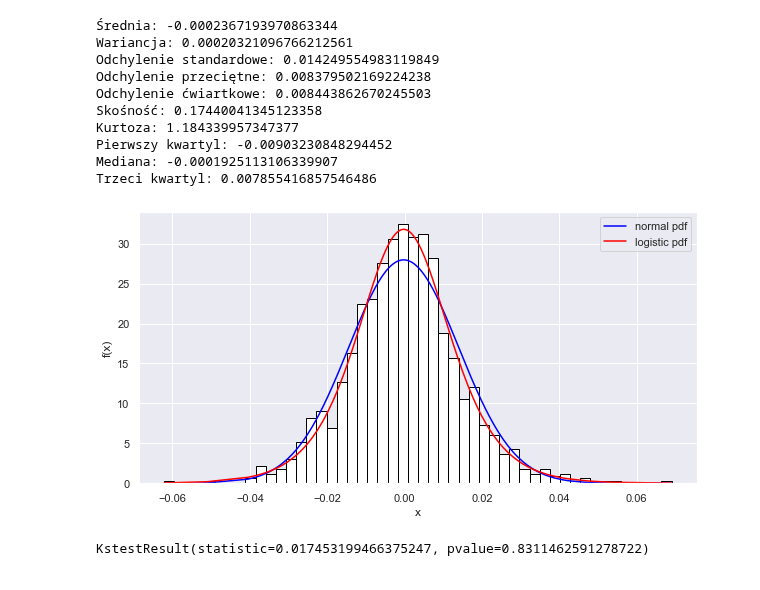
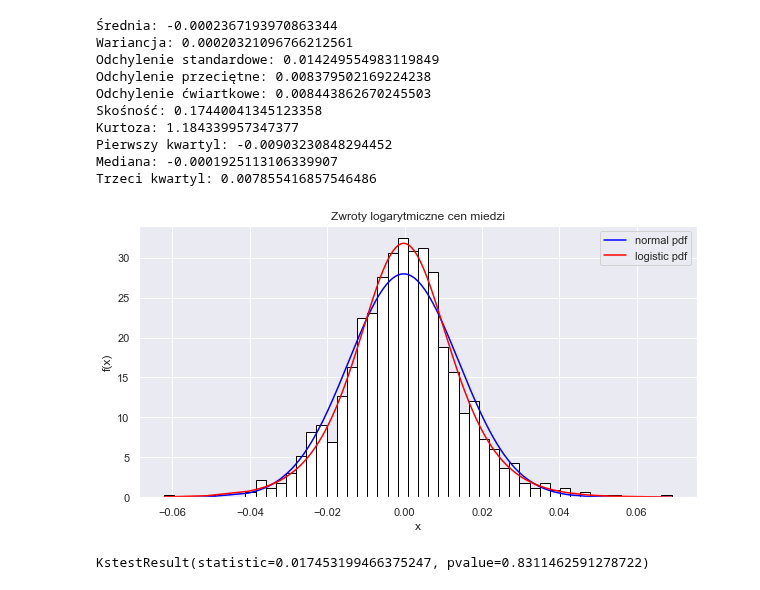
Before and after one commit to Szymex49/NVIDIA_risk_management, a Jupyter notebook: Prezentacja_2.ipynb, the cells around one changed output. Saved outputs shown, nothing was run; the diff lists cells and outputs as text; code cells hidden in the pictures.

```diff
--- a/Prezentacja_2.ipynb
+++ b/Prezentacja_2.ipynb
@@ -50,7 +52,7 @@ def draw_ret(df, clr, title): #funkcja rysuje wykres log stóp zwrotu
     plt.show()
 
 #Porównanie histogramu z wykresami funkcji gęstości
-def norm_kde(x, best_fit = None):
+def norm_kde(x, title, best_fit = None, bin_no = 50):
     fig = plt.figure(figsize=(10, 5))
     ax = fig.add_subplot(1, 1, 1)
 
@@ -58,7 +60,7 @@ def norm_kde(x, best_fit = None):
     mi = np.mean(x)
     sigma = stdev(x)
 
-    plt.hist(x, bins = 50, density = True, color = 'white', ec = 'black')
+    plt.hist(x, bins = bin_no, density = True, color = 'white', ec = 'black')
     y = norm.pdf(x, mi, sigma) #rozkład normalny
     plt.plot(x, y, color = 'blue', label = 'normal pdf')
     if best_fit == logistic:
@@ -70,6 +72,7 @@ def norm_kde(x, best_fit = None):
     plt.xlabel('x')
     plt.ylabel('f(x)')
     plt.legend()
+    plt.title(title)
     plt.show()
 
 def comp_quantile(x, p1, p2, p3): #p ma być z zakresu [0, 1]
@@ -85,7 +88,7 @@ def comp_quantile(x, p1, p2, p3): #p ma być z zakresu [0, 1]
     return df
 
 #Porównanie dystrybuant teoretycznych z dystrybuantą empiryczną
-def cdf(x, best_fit = None, port = False):
+def cdf(x, title, best_fit = None, port = False):
     fig = plt.figure(figsize=(10, 5))
     ax = fig.add_subplot(1, 1, 1)
 
@@ -108,6 +111,7 @@ def cdf(x, best_fit = None, port = False):
     plt.xlabel('x')
     plt.ylabel('F(x)')
     plt.legend()
+    plt.title(title)
     plt.show()
 
 def comp_dist(x, x0 = [-0.05, -0.03, -0.01, 0, 0.01, 0.03, 0.05]):
@@ -162,9 +166,9 @@ Pierwszy kwartyl: -0.00903230848294452
 Mediana: -0.0001925113106339907
 Trzeci kwartyl: 0.007855416857546486
 # %%
-norm_kde(r, logistic)
+norm_kde(r, 'Zwroty logarytmiczne cen miedzi', logistic)
 # %% [output]
-[figure, old version]
+[figure, new version]
 # %%
 kstest(r, 'logistic', [np.mean(r), np.sqrt(3)/np.pi * np.std(r)])
 # %% [output]
```
Also changed, not shown: parts of 10 cells of this notebook.
